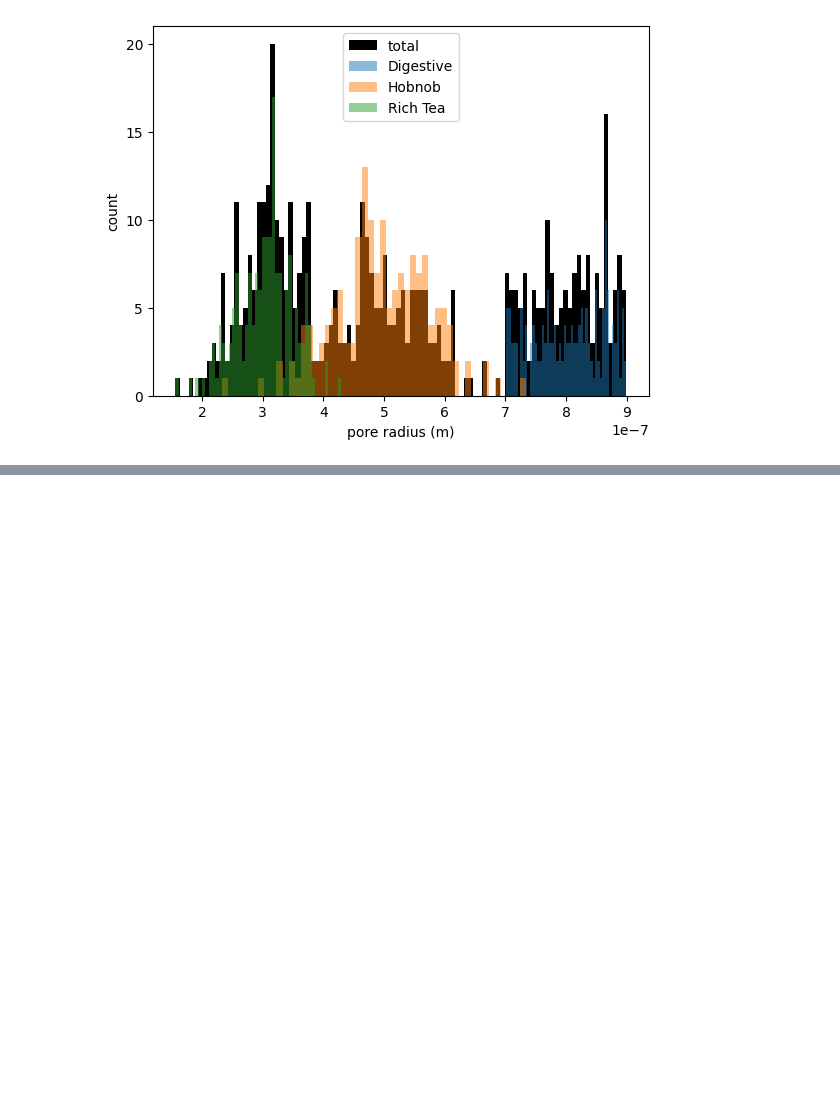
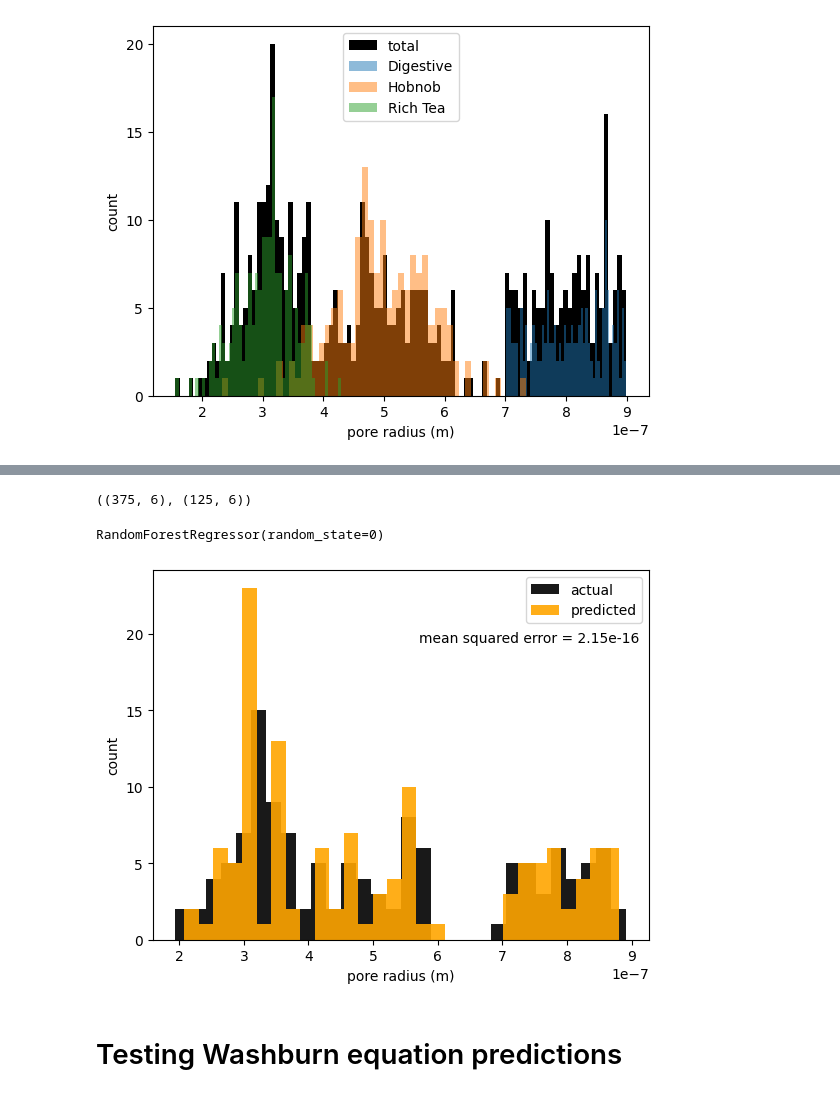
Before and after one commit to maximillian-dolan/ML_dunking, a Jupyter notebook: pore_analysis.ipynb, the cells around one changed output, grey strips where cells are left out. Cells and saved outputs as stored; diff of their text form; code cells hidden in the pictures; blank space fills up the shorter version.

```diff
--- a/pore_analysis.ipynb
+++ b/pore_analysis.ipynb
@@ -81,0 +165,38 @@ plt.show()
+# %%
+# Split test and train data
+
+X = scale(pore_data.drop(['biscuit','r'], axis = 1))
+y = pore_data['r']
+
+X_train, X_test, y_train, y_test = train_test_split(X, y)
+X_train.shape, X_test.shape
+# %% [output]
+((375, 6), (125, 6))
+# %%
+# Train rf regressor
+
+rf_regressor = RandomForestRegressor(random_state = 0)
+rf_regressor.fit(X_train, y_train)
+# %% [output]
+RandomForestRegressor(random_state=0)
+# %%
+# Try on test data and plot
+
+y_pred = rf_regressor.predict(X_test)
+mse_rf = mean_squared_error(y_test, y_pred)
+
+fig, ax = plt.subplots()
+
+ax.hist(y_test, bins = 30, label = 'actual', alpha = 0.9, color = 'black')
+ax.hist(y_pred, bins = 30, label = 'predicted', alpha = 0.9, color = 'orange')
+
+ax.set_xlabel('pore radius (m)')
+ax.set_ylabel('count')
+plt.legend()
+fig.text(0.54,0.73,s = f'mean squared error = {"{:.2e}".format(mse_rf)}')
+
+plt.show()
+# %% [output]
+[figure, added]
+# %% [markdown]
+# Testing Washburn equation predictions
```
Also changed, not shown: parts of 14 cells of this notebook, 1 other file.
